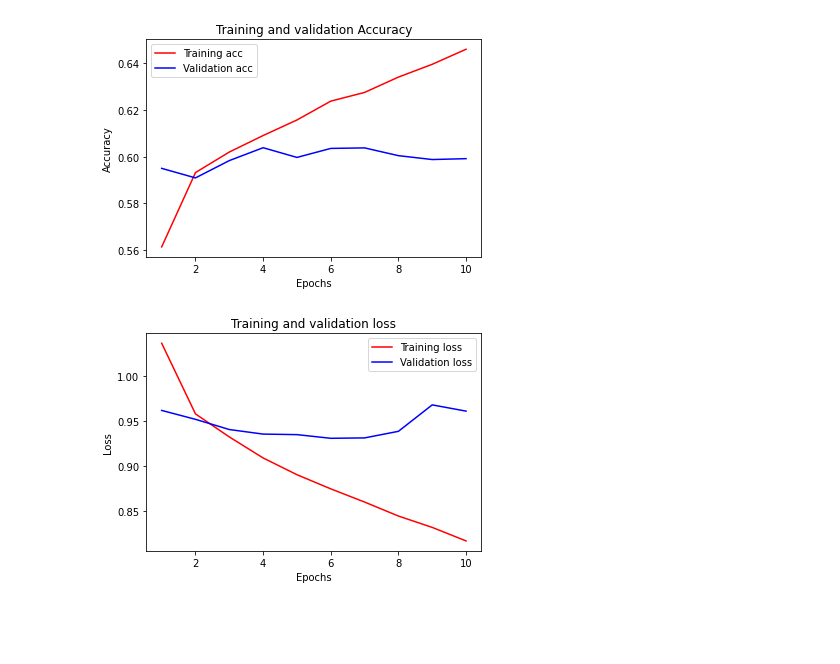
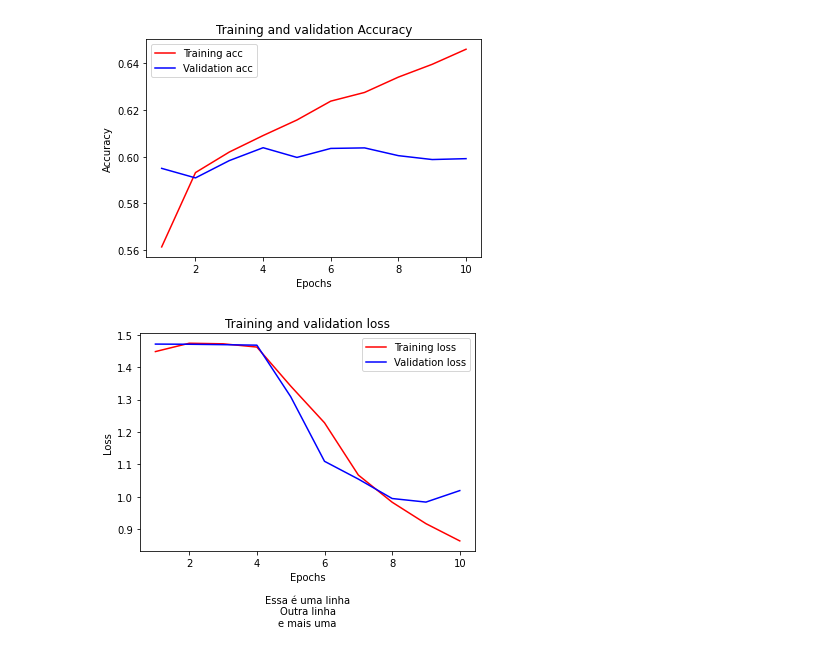
Before and after one commit to wseidel/NLPortugues, a Jupyter notebook: ep2/notebooks/Analise_EP2-TextVectorization_NLTK_Tokenizer.ipynb, the cells around one changed output. Drawn from its saved outputs; the diff is of its cells as text; code cells hidden in the pictures; blank space fills up the shorter version.

```diff
--- a/ep2/notebooks/Analise_EP2-TextVectorization_NLTK_Tokenizer.ipynb
+++ b/ep2/notebooks/Analise_EP2-TextVectorization_NLTK_Tokenizer.ipynb
@@ -82,7 +82,7 @@ Meu pipeline .......:
  torcendo por todos
 # %%
 # Definindo as variáveis do projeto
-TAMMAX_SENTENCE =70
+TAMMAX_SENTENCE =50
 VOCAB_SIZE = 20000
 
 embed_dim = 50 # tamanho do Embedding de cada token ( também do word2vec da NILC)
@@ -144,7 +144,8 @@ df_to_work['overall_rating'] = df_to_work.overall_rating.apply(lambda x: x-1)
 
 def XXXX(x):
     tkn = tknzr_WordPunctTokenizer.tokenize(x.lower())
-    tkn = [  re.sub(r'(.)\1+', r'\1', w )  for w in tkn if w not in stopwords and w.isalpha() and len(w) < 14 ]
+#     tkn = [  re.sub(r'(.)\1+', r'\1', w )  for w in tkn if w not in stopwords and w.isalpha() and len(w) < 14 ]
+    tkn = [  re.sub(r'(.)\1+', r'\1', w )  for w in tkn ]
 #     and w.isalpha()
 #     if len(tkn) > 70:
 #         tkn = ' '.join( tkn[0:35] + ['#'] + tkn[-35:] )
@@ -187,8 +188,8 @@ x_val....: 13238 Last value(Y,X)..: [ 4 ]  além dar opinião ainda fazer texto
 # %%
 vectorize_layer = tf.keras.layers.experimental.preprocessing.TextVectorization(
     max_tokens= VOCAB_SIZE,#MAX_TOKENS,
-#     standardize= 'lower_and_strip_punctuation', # None
-    standardize=None,
+    standardize= 'lower_and_strip_punctuation', # None
+#     standardize=None,
     output_mode='int', # "int", "binary", "count" or "tf-idf",
     output_sequence_length= TAMMAX_SENTENCE  # Only valid in INT mode.
 )
@@ -270,10 +268,10 @@ def get_model(vocab_size=1000, dropout_prob=0.0):
 #     model.add(layers.Input(shape=(TAMMAX_SENTENCE, )))
     model.add(layers.Input(shape=(1,), dtype=tf.string))
     model.add(vectorize_layer)
-#     model.add(layers.Embedding(vocab_size+1, 50, input_length=TAMMAX_SENTENCE))
-    model.add(nilc_embedding_layer)
+    model.add(layers.Embedding(vocab_size+1, 50, input_length=TAMMAX_SENTENCE))
+#     model.add(nilc_embedding_layer)
 #     model.add(embedding_layer)
-    model.add(layers.LSTM(64))
+    model.add(layers.LSTM(32))
 
 #     model.add(layers.Dense(64, activation='relu'))
 
@@ -282,7 +280,7 @@ def get_model(vocab_size=1000, dropout_prob=0.0):
 
     return model
 
-model = get_model( vocab_size=VOCAB_SIZE, dropout_prob=0.5)
+model = get_model( vocab_size=VOCAB_SIZE, dropout_prob=0)
 
 model.compile("adam", "sparse_categorical_crossentropy", metrics=["accuracy"])
 
@@ -638,14 +629,20 @@ plt.show()
 # %% [output]
 [figure]
 # %%
+text  = "\n\nEssa é uma linha\n"
+text += "Outra linha\n"
+text += "e mais uma\n"
+
 plt.plot(epochs, loss, 'r', label='Training loss')
 plt.plot(epochs, val_loss, 'b', label='Validation loss')
 plt.title('Training and validation loss')
-plt.xlabel('Epochs')
+plt.xlabel('Epochs' + text)
 plt.ylabel('Loss')
 plt.legend()
+# plt.xlabel('this is a xlabel\n(with newlines!)')
 
-plt.savefig('LSTM:64_Embeddind:Zerado_Vocab:2000_tknzr:WordPunctTokenizer_Accuracy_TamMax:50PU_Loss.jpg')
+# plt.savefig('LSTM:64_Embeddind:Zerado_Vocab:2000_tknzr:WordPunctTokenizer_Accuracy_TamMax:50PU_Loss.jpg')
+# plt.savefig('LSTM:64_Embeddind:Zerado_Vocab:2000_tknzr:WordPunctTokenizer_Accuracy_TamMax:50PU_Loss.jpg')
 plt.show()
 # %% [output]
-[figure, old version]
+[figure, new version]
```
Also changed, not shown: parts of 8 cells of this notebook, 25 other files.
